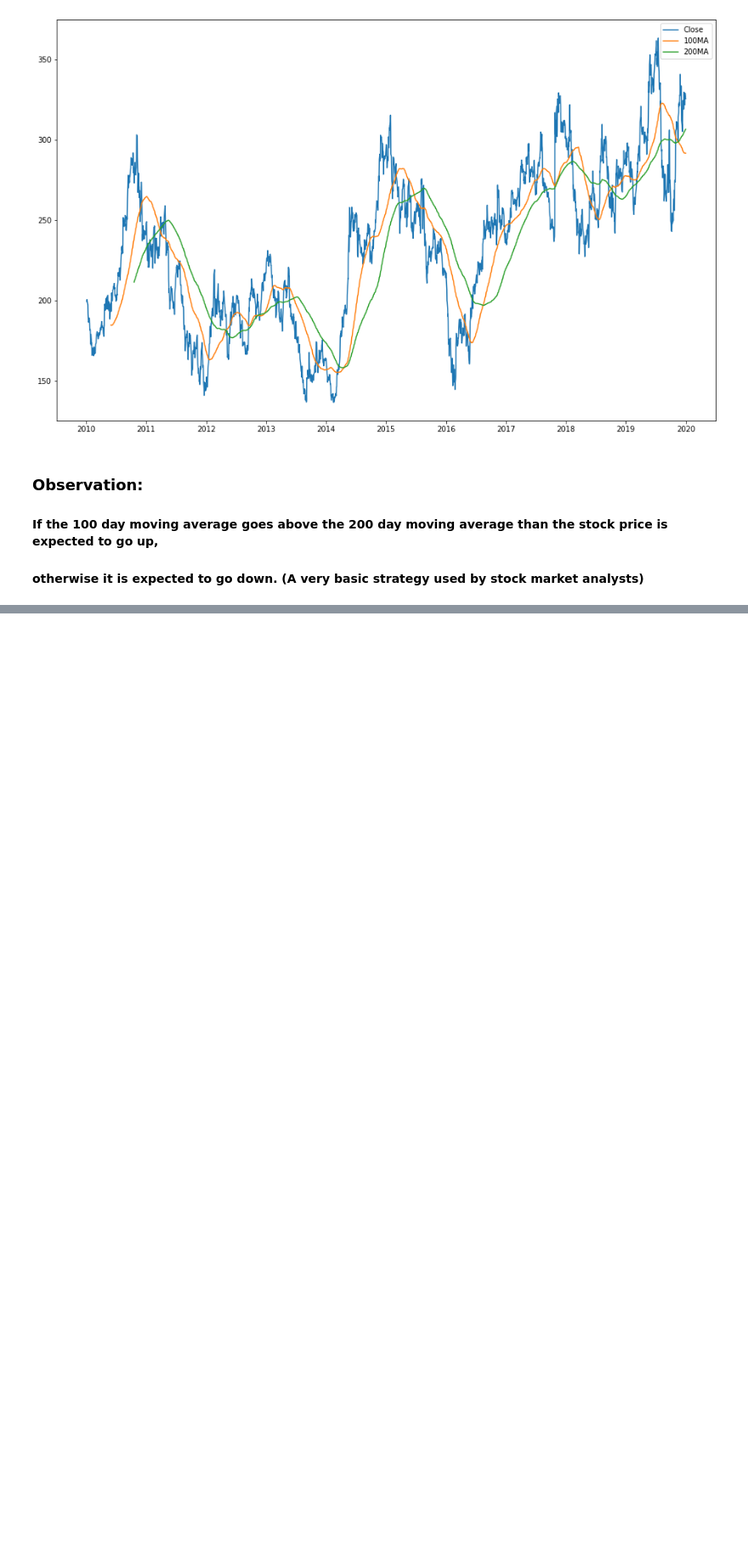
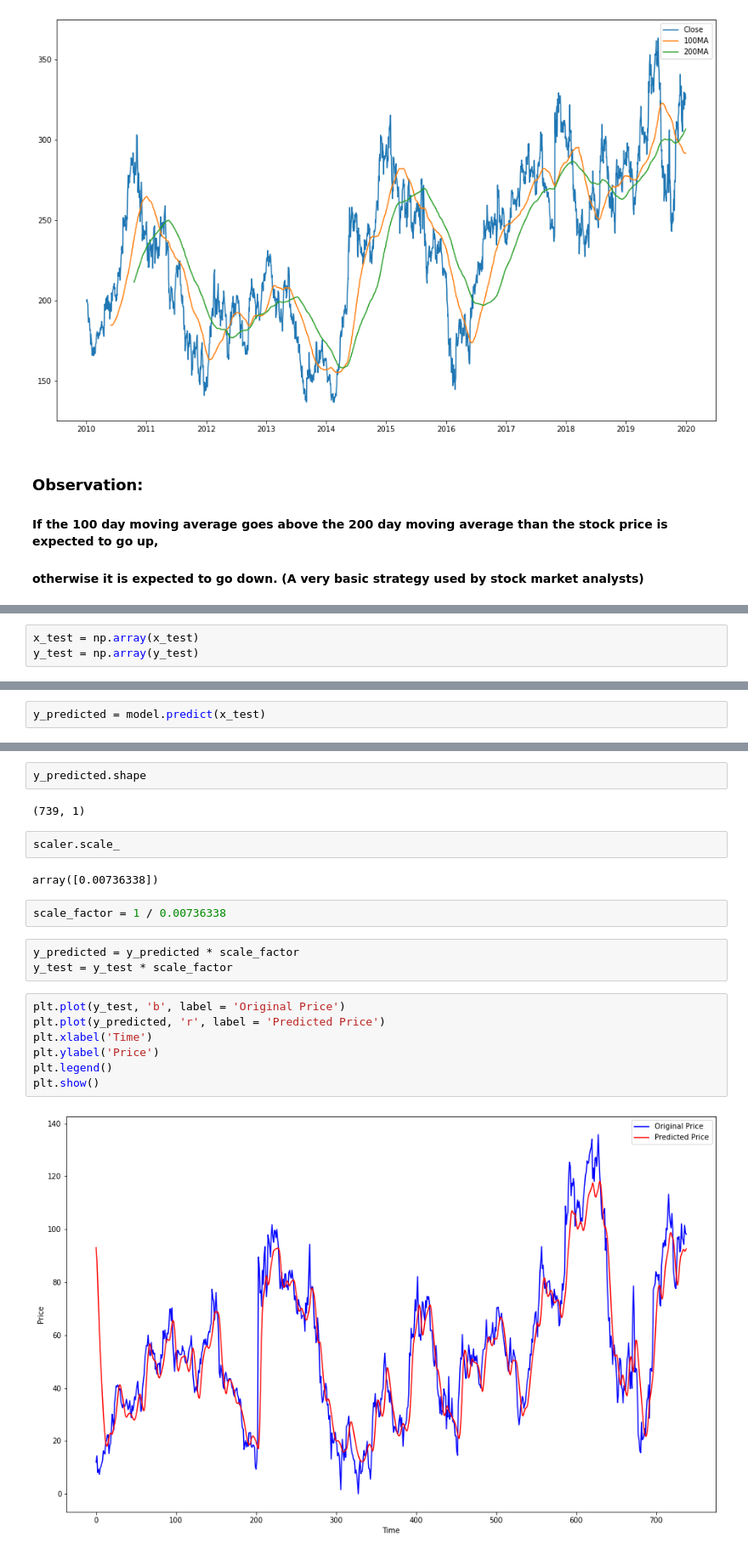
Before and after one commit to Ritesh7766/Stock-Trend-Prediction, a Jupyter notebook: trend_prediction.ipynb, the cells around one changed output, grey strips where cells are left out. Shown: that part at 85% size. Saved outputs shown, nothing was run; the diff lists cells and outputs as text; blank space fills up the shorter version.

```diff
--- a/trend_prediction.ipynb
+++ b/trend_prediction.ipynb
@@ -125,0 +265,3 @@ plt.show()
+# %%
+x_test = np.array(x_test)
+y_test = np.array(y_test)
@@ -125,0 +278,2 @@ plt.show()
+# %%
+y_predicted = model.predict(x_test)
@@ -125,0 +282,22 @@ plt.show()
+# %%
+y_predicted.shape
+# %% [output]
+(739, 1)
+# %%
+scaler.scale_
+# %% [output]
+array([0.00736338])
+# %%
+scale_factor = 1 / 0.00736338
+# %%
+y_predicted = y_predicted * scale_factor
+y_test = y_test * scale_factor
+# %%
+plt.plot(y_test, 'b', label = 'Original Price')
+plt.plot(y_predicted, 'r', label = 'Predicted Price')
+plt.xlabel('Time')
+plt.ylabel('Price')
+plt.legend()
+plt.show()
+# %% [output]
+[figure, added]
```
Also changed, not shown: parts of 31 cells of this notebook, 1 other file.
